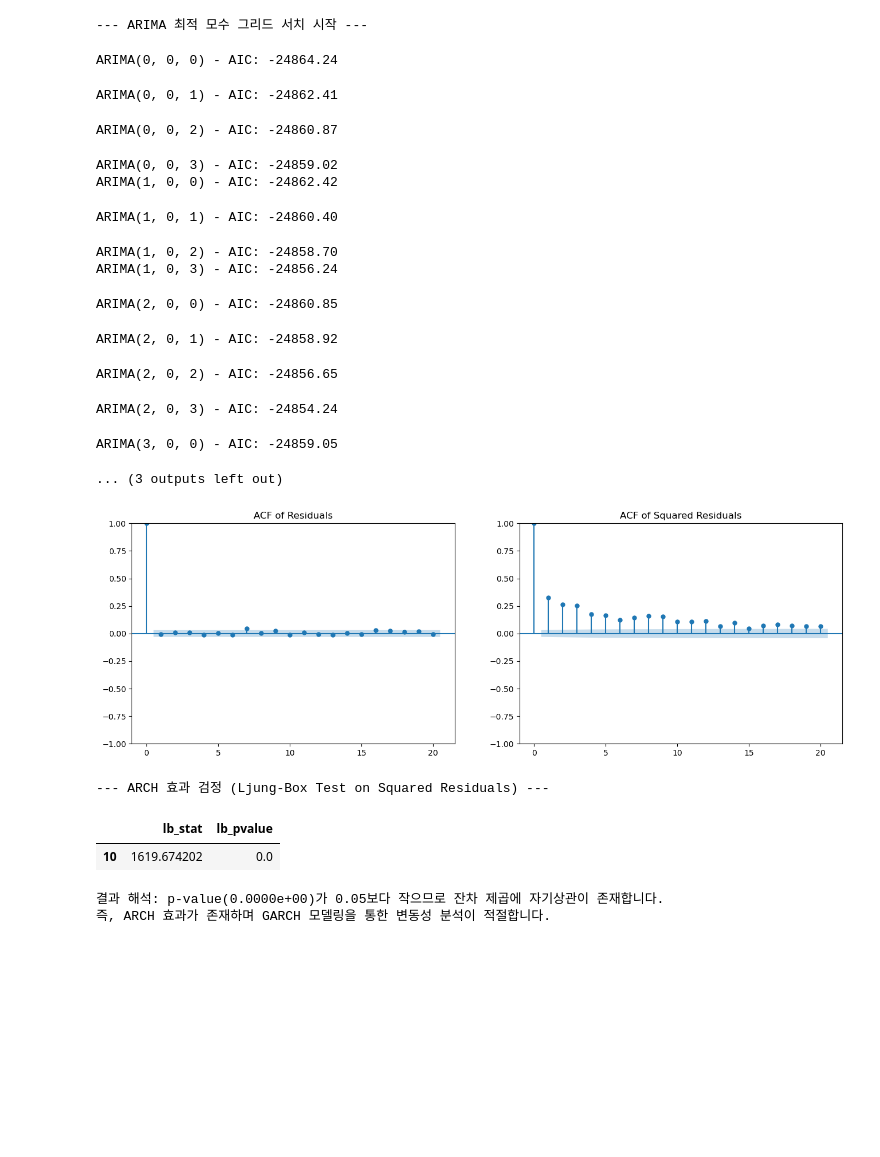
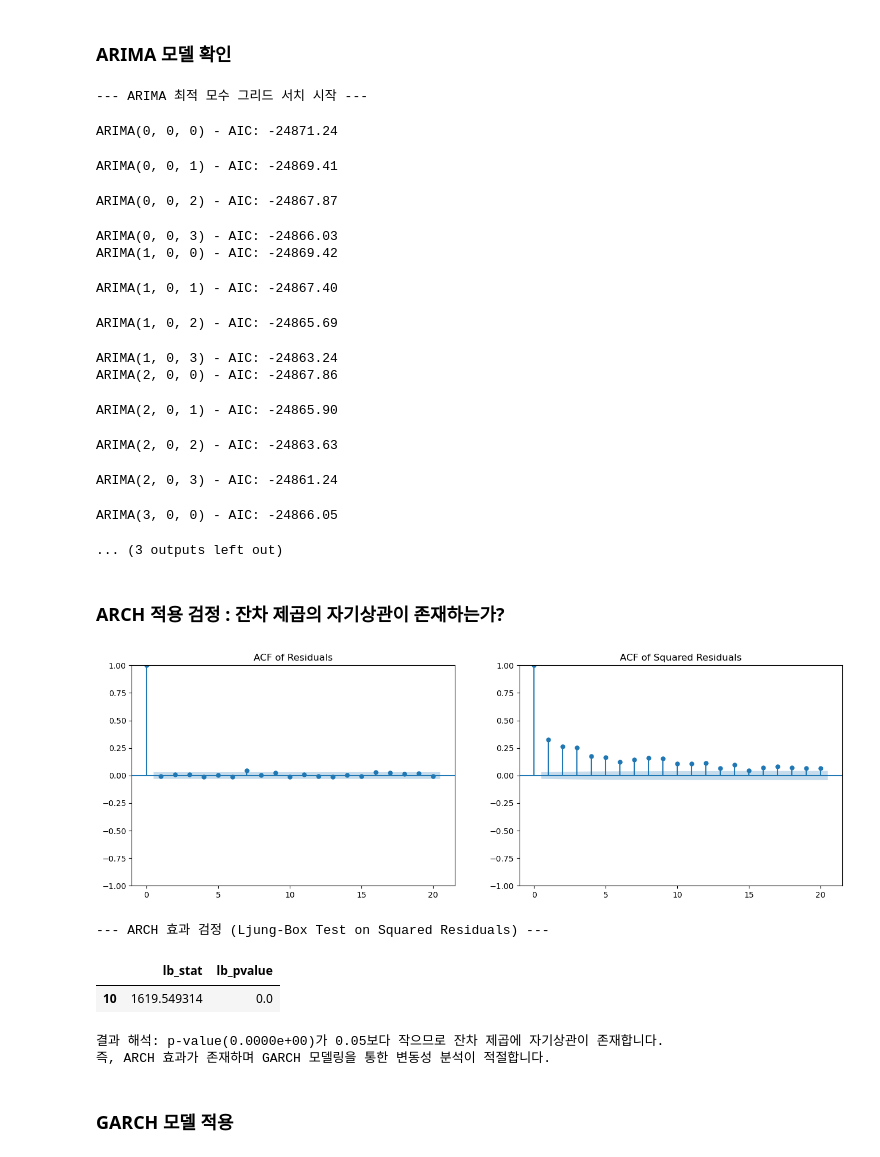
Before and after one commit to Dooman-cloud/TS-RL---, a Jupyter notebook: notebooks/experiments/ex_GJR-GARCH,Threshold.ipynb, the cells around one changed output. Drawn from its saved outputs; the diff is of its cells as text; code cells hidden in the pictures; blank space fills up the shorter version.

```diff
--- a/notebooks/experiments/ex_GJR-GARCH,Threshold.ipynb
+++ b/notebooks/experiments/ex_GJR-GARCH,Threshold.ipynb
@@ -77 +12,3 @@ display(data.head())
+# %%
+data=pd.read_csv(r'C:\Users\dddhs\TS_RL_proj\data\raw\data_2008.csv', index_col=0, parse_dates=True)
 # %%
@@ -171,6 +133,8 @@ Critical Values:
         10%: -2.5671
 
 결과 해석: p-value가 0.05보다 작으므로, 유의수준 5%에서 귀무가설을 기각합니다. 즉, 데이터는 정상성(Stationarity)을 가집니다.
+# %% [markdown]
+### ARIMA 모델 확인
 # %%
 #ARMA 모델 시뮬레이션. 최적 파라미터 (0,0,0). 화이트 노이즈에 가깝다고 결론 내림. @성택
 
@@ -213,55 +177,61 @@ print("\n--- 최적 모델 상세 요약 ---")
 print(best_model.summary())
 # %% [output]
 --- ARIMA 최적 모수 그리드 서치 시작 ---
-ARIMA(0, 0, 0) - AIC: -24864.24
+ARIMA(0, 0, 0) - AIC: -24871.24
-ARIMA(0, 0, 1) - AIC: -24862.41
+ARIMA(0, 0, 1) - AIC: -24869.41
-ARIMA(0, 0, 2) - AIC: -24860.87
+ARIMA(0, 0, 2) - AIC: -24867.87
-ARIMA(0, 0, 3) - AIC: -24859.02
-ARIMA(1, 0, 0) - AIC: -24862.42
+ARIMA(0, 0, 3) - AIC: -24866.03
+ARIMA(1, 0, 0) - AIC: -24869.42
-ARIMA(1, 0, 1) - AIC: -24860.40
+ARIMA(1, 0, 1) - AIC: -24867.40
-ARIMA(1, 0, 2) - AIC: -24858.70
-ARIMA(1, 0, 3) - AIC: -24856.24
+ARIMA(1, 0, 2) - AIC: -24865.69
-ARIMA(2, 0, 0) - AIC: -24860.85
+ARIMA(1, 0, 3) - AIC: -24863.24
+ARIMA(2, 0, 0) - AIC: -24867.86
-ARIMA(2, 0, 1) - AIC: -24858.92
+ARIMA(2, 0, 1) - AIC: -24865.90
-ARIMA(2, 0, 2) - AIC: -24856.65
+ARIMA(2, 0, 2) - AIC: -24863.63
-ARIMA(2, 0, 3) - AIC: -24854.24
+ARIMA(2, 0, 3) - AIC: -24861.24
-ARIMA(3, 0, 0) - AIC: -24859.05
+ARIMA(3, 0, 0) - AIC: -24866.05
 ... (3 outputs left out)
+# %% [markdown]
+### ARCH 적용 검정 : 잔차 제곱의 자기상관이 존재하는가?
 # %%
 #GARCH 적용이 적절한지 ARCH 효과 검정
 
 import statsmodels.api as sm
 from statsmodels.stats.diagnostic import acorr_ljungbox
 import matplotlib.pyplot as plt
 
 # 1. 잔차(Residuals) 계산 (ARMA(0,0,0)이므로 수익률에서 평균을 뺀 값)
+returns = data['KOSPI 200_Log_Return']
 residuals = returns - returns.mean()
-squared_residuals = residuals**2
+squared_residuals = residuals**2 #잔차 제곱 계산
 
 # 2. 잔차 제곱의 자기상관 시각화 (ACF)
 fig, ax = plt.subplots(1, 2, figsize=(16, 5))
 sm.graphics.tsa.plot_acf(residuals, lags=20, ax=ax[0], title='ACF of Residuals')
 sm.graphics.tsa.plot_acf(squared_residuals, lags=20, ax=ax[1], title='ACF of Squared Residuals')
 plt.show()
 
 # 3. Ljung-Box 검정을 통한 ARCH 효과(이분산성) 확인
+#잔체 제곱에 대해서
 lb_test = acorr_ljungbox(squared_residuals, lags=[10], return_df=True)
 
 print("--- ARCH 효과 검정 (Ljung-Box Test on Squared Residuals) ---")
 display(lb_test)
 
 if lb_test['lb_pvalue'].iloc[0] < 0.05:
     print(f"\n결과 해석: p-value({lb_test['lb_pvalue'].iloc[0]:.4e})가 0.05보다 작으므로 잔차 제곱에 자기상관이 존재합니다.")
     print("즉, ARCH 효과가 존재하며 GARCH 모델링을 통한 변동성 분석이 적절합니다.")
 else:
     print("\n결과 해석: ARCH 효과가 뚜렷하지 않습니다. GARCH 모델링의 실익이 적을 수 있습니다.")
 # %% [output]
 [figure]
 --- ARCH 효과 검정 (Ljung-Box Test on Squared Residuals) ---
 |  | lb_stat | lb_pvalue |
-| 10 | 1619.674202 | 0.0 |
+| 10 | 1619.549314 | 0.0 |
 결과 해석: p-value(0.0000e+00)가 0.05보다 작으므로 잔차 제곱에 자기상관이 존재합니다.
 즉, ARCH 효과가 존재하며 GARCH 모델링을 통한 변동성 분석이 적절합니다.
+# %% [markdown]
+### GARCH 모델 적용
 # %%
 import itertools
 import pandas as pd
```
Also changed, not shown: parts of 22 cells of this notebook, 1 other file.
